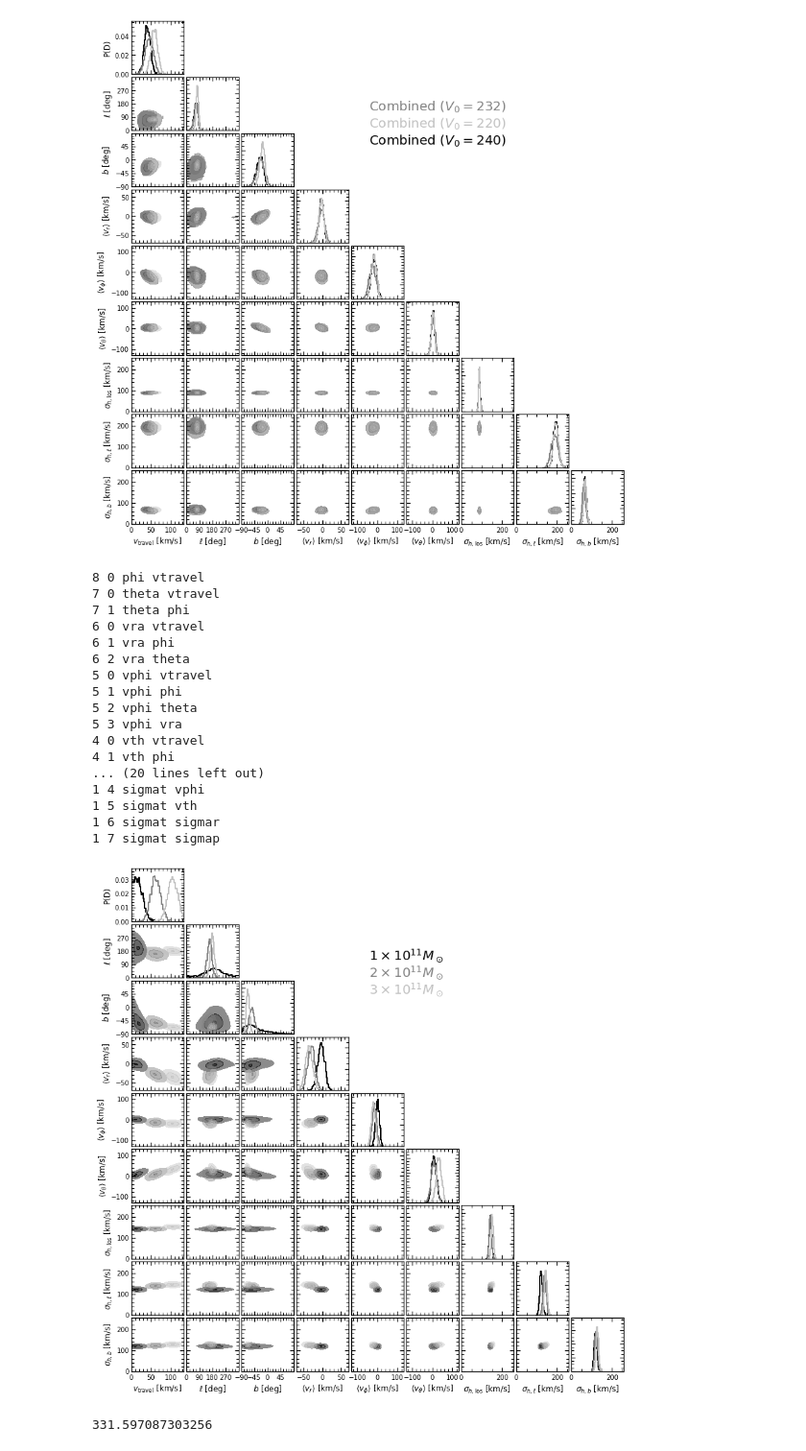
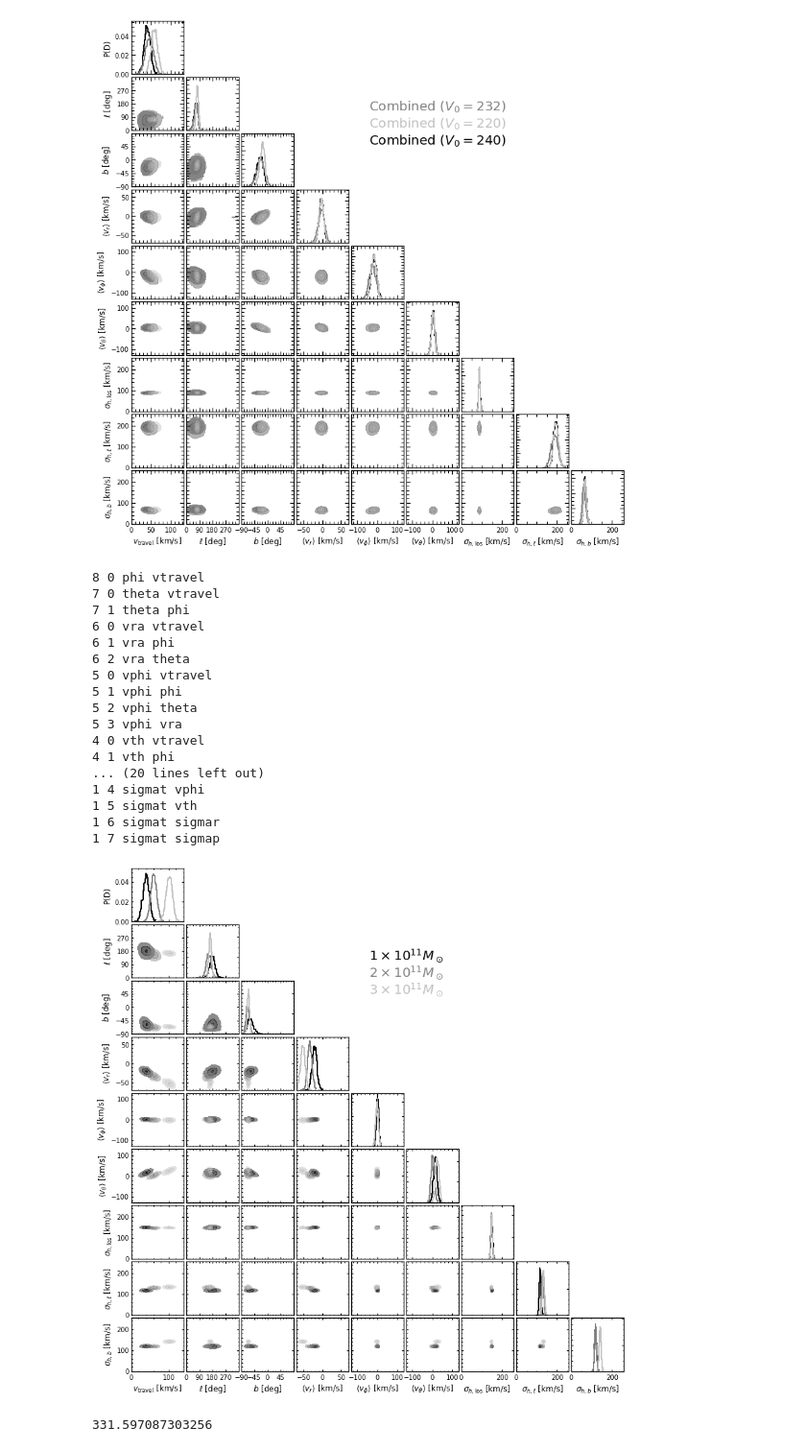
Before and after one commit to michael-petersen/ReflexMotion, a Jupyter notebook: Posterior-Plots.ipynb, the cells around one changed output. Shown: that part at 96% size. Saved outputs shown, nothing was run; the diff lists cells and outputs as text; code cells hidden in the pictures.

```diff
--- a/Posterior-Plots.ipynb
+++ b/Posterior-Plots.ipynb
@@ -131,6 +131,15 @@ ALL = read_posterior('/Users/mpetersen/Dropbox/mike/data/all_d050150_sgr20_L3000
 # the new filtered satellite posteriors
 SAT = read_posterior('/Users/mpetersen/Dropbox/mike/data/satellites_filtered.posteriors')
 
+KGiants = read_posterior('/Users/mpetersen/Dropbox/mike/data/KGiants_d050150_sgr20_L3000_corr.posteriors')
+SAT = read_posterior('/Users/mpetersen/Dropbox/mike/data/satellites_mcconnachie_minimum.posteriors')
+BHB = read_posterior(      '/Users/mpetersen/Dropbox/mike/data/BHBs_d050150_sgr20_L3000_corr.posteriors')
+#BHB = read_posterior(      '/Users/mpetersen/Dropbox/mike/data/BHBs_d050150_sgr20_L3000_lanc_corr.posteriors')
+
+KGiants = read_posterior('/Users/mpetersen/Dropbox/mike/data/KGiants_d040150_sgr20_L3000_corr.posteriors')
+#SAT = read_posterior('/Users/mpetersen/Dropbox/mike/data/satellites_original_minimum.posteriors')
+BHB = read_posterior(      '/Users/mpetersen/Dropbox/mike/data/BHBs_d040150_sgr20_L3000_lanc_corr.posteriors')
+
 
 
 cats = ['vtravel','phi','theta','sigmar','sigmap','sigmat','vra','vth','vphi']
@@ -161,9 +184,16 @@ bounddict = total_bounds(dictnames,cats)
 
 indir = '/Users/mpetersen/Dropbox/mike/analysis/'
 indir = '/Users/mpetersen/Dropbox/mike/analysis/'
+
 S13 = read_posterior(indir+'mock_live_s13_d050150.posteriors',shift=False)
 S14 = read_posterior(indir+'mock_live_s14_d050150.posteriors',shift=False)
 S15 = read_posterior(indir+'mock_live_s15_d050150.posteriors',shift=False)
+
+indir = '/Users/mpetersen/Dropbox/mike/Models_15May/'
+
+S13 = read_posterior(indir+'mock_live_s13_35k_d050150.posteriors',shift=False)
+S14 = read_posterior(indir+'mock_live_s14_35k_d050150.posteriors',shift=False)
+S15 = read_posterior(indir+'mock_live_s15_35k_d050150.posteriors',shift=False)
 # %% [output]
 /Users/mpetersen/Dropbox/mike/analysis/mock_live_s13_d050150.posteriors
 /Users/mpetersen/Dropbox/mike/analysis/mock_live_s14_d050150.posteriors
@@ -1418,6 +1448,7 @@ colorlist = ['black','grey','silver']
 
 
 # override angular bounddict coordinates
+bounddict['vtravel'] = [0.,140.]
 bounddict['phi'] = [-180.,180.]
 bounddict['phi'] = [0.,360.]
 bounddict['theta'] = [-90.,90]
@@ -1533,35 +1564,35 @@ for u1i,u1 in enumerate(usecats):
     ax.tick_params(axis="x",which='both',direction="in",pad=5)
 
 
 tsize = 20
 
 
 plt.text( 0.5, 0.82, '$1\\times10^{11}M_\odot$', color='black',size=tsize,ha='left', va='top', transform=fig.transFigure )
 plt.text( 0.5, 0.79, '$2\\times10^{11}M_\odot$', color='grey',size=tsize,ha='left', va='top', transform=fig.transFigure )
 plt.text( 0.5, 0.76, '$3\\times10^{11}M_\odot$', color='silver',size=tsize,ha='left', va='top', transform=fig.transFigure )
 
 
 
-plt.savefig('/Users/mpetersen/Downloads/mock_comp.png',dpi=300)
+plt.savefig('figures/mock_comp.png',dpi=300)
 # %% [output]
 8 0 phi vtravel
 7 0 theta vtravel
 7 1 theta phi
 6 0 vra vtravel
 6 1 vra phi
 6 2 vra theta
 5 0 vphi vtravel
 5 1 vphi phi
 5 2 vphi theta
 5 3 vphi vra
 4 0 vth vtravel
 4 1 vth phi
 ... (20 lines left out)
 1 4 sigmat vphi
 1 5 sigmat vth
 1 6 sigmat sigmar
 1 7 sigmat sigmap
-[figure, old version]
+[figure, new version]
 # %%
 print(np.nanmedian(KGiantsPoor['sigmap']))
 # %% [output]
```
Also changed, not shown: parts of 9 cells of this notebook, 12 other files.
